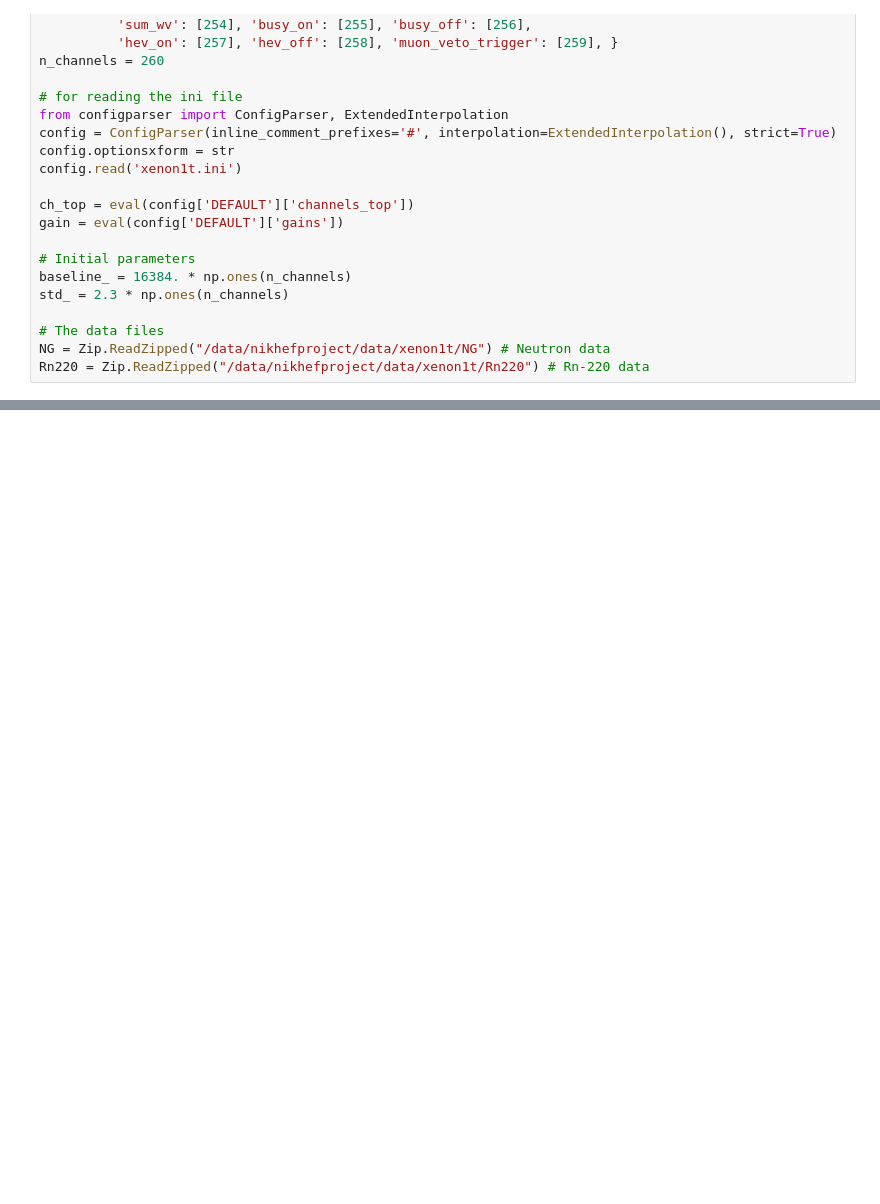
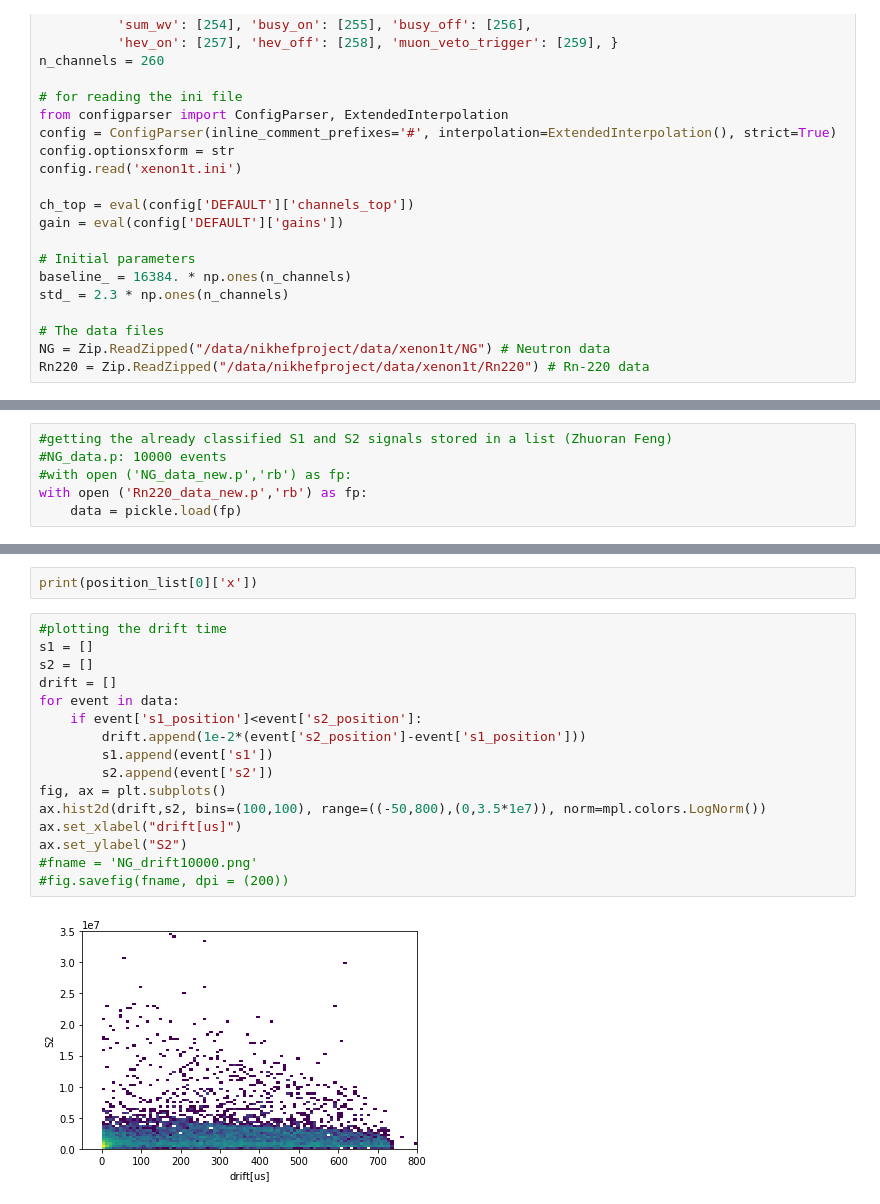
Before and after one commit to wesselrijk/XENON1T_NikhefProject, a Jupyter notebook: DataAnalysis/Improved_position_reconstruction.ipynb, the cells around one changed output, grey strips where cells are left out. Saved outputs shown, nothing was run; the diff lists cells and outputs as text; blank space fills up the shorter version.

```diff
--- a/DataAnalysis/Improved_position_reconstruction.ipynb
+++ b/DataAnalysis/Improved_position_reconstruction.ipynb
@@ -106,0 +206,6 @@ def Waveform(raw,eventnr):
+# %%
+#getting the already classified S1 and S2 signals stored in a list (Zhuoran Feng)
+#NG_data.p: 10000 events
+#with open ('NG_data_new.p','rb') as fp:
+with open ('Rn220_data_new.p','rb') as fp:
+    data = pickle.load(fp)
@@ -133,0 +329,20 @@ for ch in ch_top:
+# %%
+print(position_list[0]['x'])
+# %%
+#plotting the drift time
+s1 = []
+s2 = []
+drift = []
+for event in data:
+    if event['s1_position']<event['s2_position']:
+        drift.append(1e-2*(event['s2_position']-event['s1_position']))
+        s1.append(event['s1'])
+        s2.append(event['s2'])
+fig, ax = plt.subplots()
+ax.hist2d(drift,s2, bins=(100,100), range=((-50,800),(0,3.5*1e7)), norm=mpl.colors.LogNorm())
+ax.set_xlabel("drift[us]")
+ax.set_ylabel("S2")
+#fname = 'NG_drift10000.png'
+#fig.savefig(fname, dpi = (200))
+# %% [output]
+[figure, added]
```
Also changed, not shown: parts of 21 cells of this notebook.
